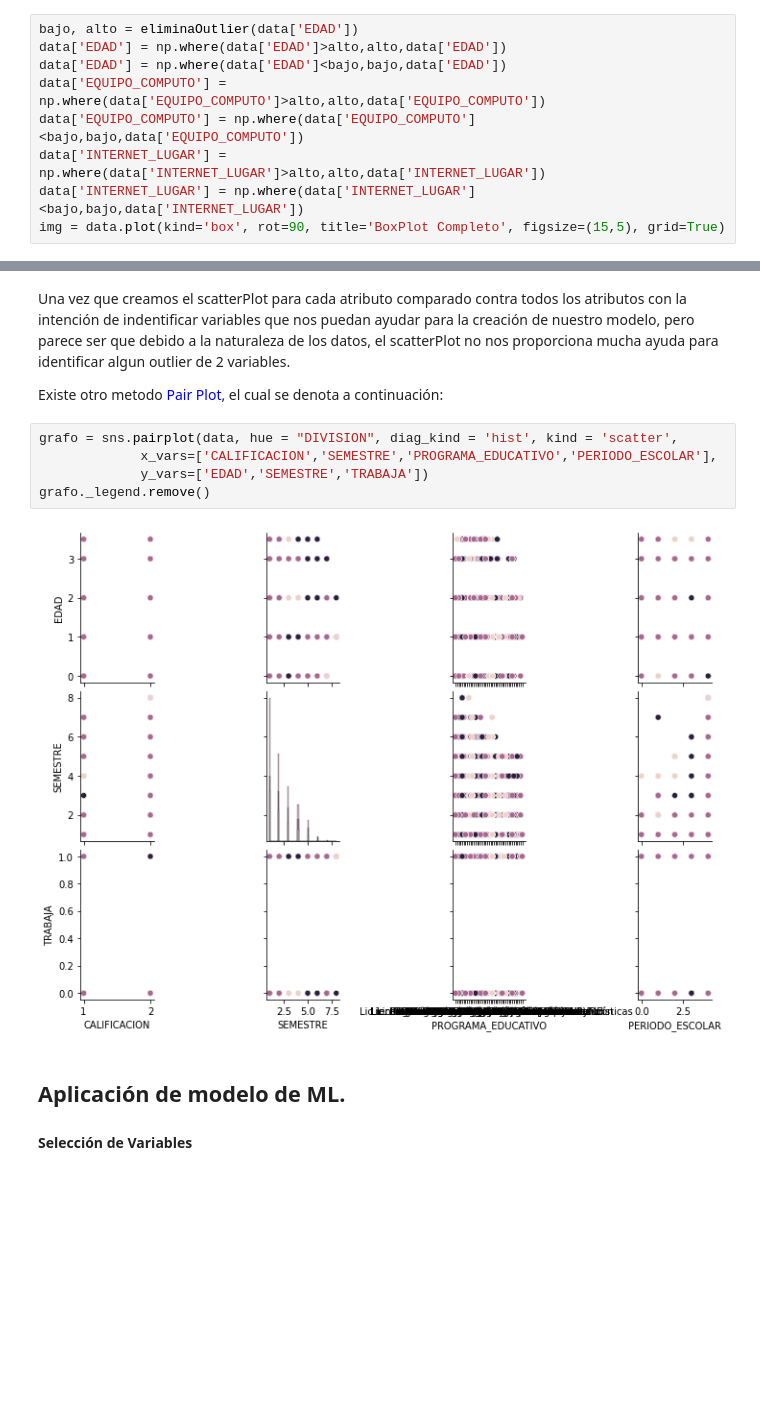
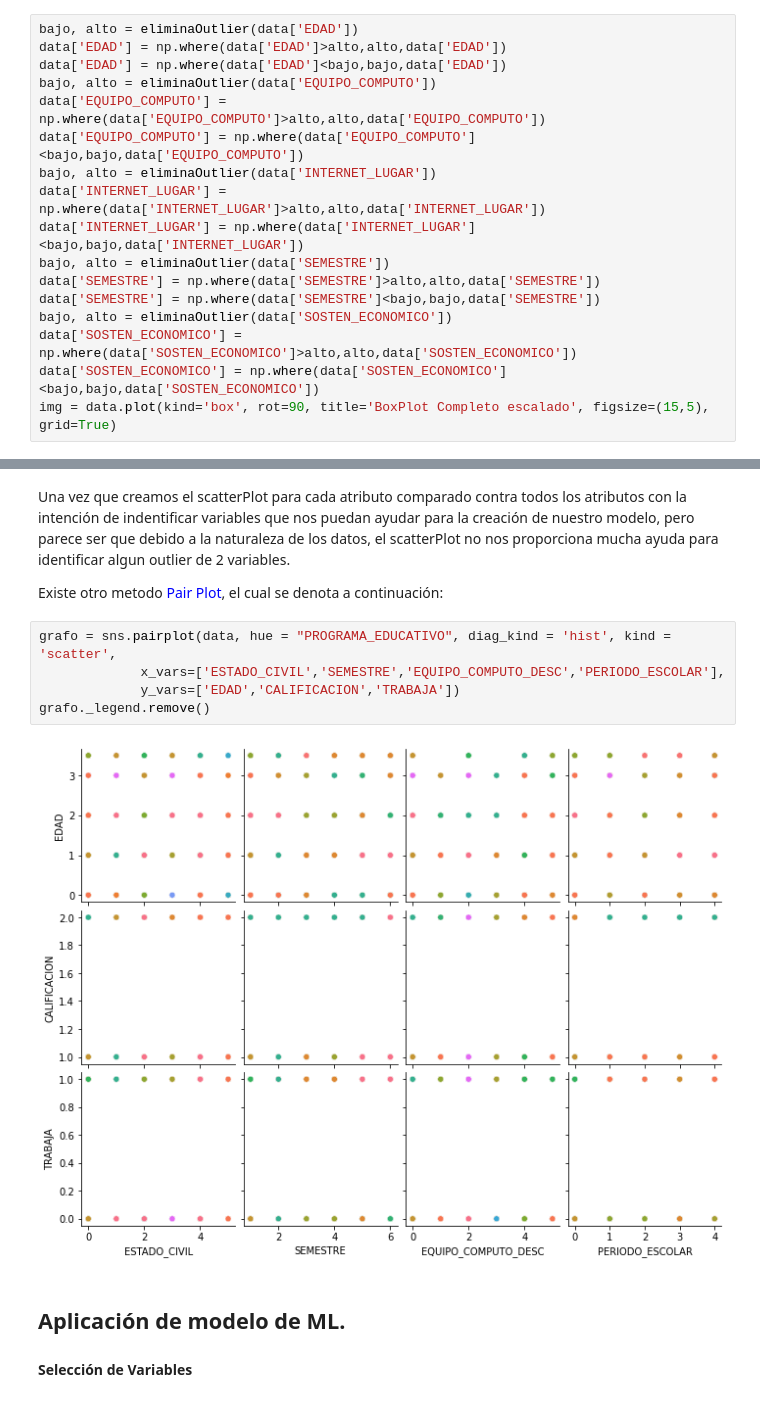
Before and after one commit to eromero84/my-first-binder, a Jupyter notebook: Binder.ipynb, the cells around one changed output, grey strips where cells are left out. Cells and saved outputs as stored; diff of their text form; blank space fills up the shorter version.

```diff
--- a/Binder.ipynb
+++ b/Binder.ipynb
@@ -180,9 +180,17 @@ def eliminaOutlier(attr):
 bajo, alto = eliminaOutlier(data['EDAD'])
 data['EDAD'] = np.where(data['EDAD']>alto,alto,data['EDAD'])
 data['EDAD'] = np.where(data['EDAD']<bajo,bajo,data['EDAD'])
+bajo, alto = eliminaOutlier(data['EQUIPO_COMPUTO'])
 data['EQUIPO_COMPUTO'] = np.where(data['EQUIPO_COMPUTO']>alto,alto,data['EQUIPO_COMPUTO'])
 data['EQUIPO_COMPUTO'] = np.where(data['EQUIPO_COMPUTO']<bajo,bajo,data['EQUIPO_COMPUTO'])
+bajo, alto = eliminaOutlier(data['INTERNET_LUGAR'])
 data['INTERNET_LUGAR'] = np.where(data['INTERNET_LUGAR']>alto,alto,data['INTERNET_LUGAR'])
 data['INTERNET_LUGAR'] = np.where(data['INTERNET_LUGAR']<bajo,bajo,data['INTERNET_LUGAR'])
-img = data.plot(kind='box', rot=90, title='BoxPlot Completo', figsize=(15,5), grid=True)
+bajo, alto = eliminaOutlier(data['SEMESTRE'])
+data['SEMESTRE'] = np.where(data['SEMESTRE']>alto,alto,data['SEMESTRE'])
+data['SEMESTRE'] = np.where(data['SEMESTRE']<bajo,bajo,data['SEMESTRE'])
+bajo, alto = eliminaOutlier(data['SOSTEN_ECONOMICO'])
+data['SOSTEN_ECONOMICO'] = np.where(data['SOSTEN_ECONOMICO']>alto,alto,data['SOSTEN_ECONOMICO'])
+data['SOSTEN_ECONOMICO'] = np.where(data['SOSTEN_ECONOMICO']<bajo,bajo,data['SOSTEN_ECONOMICO'])
+img = data.plot(kind='box', rot=90, title='BoxPlot Completo escalado', figsize=(15,5), grid=True)
 # %% [output]
@@ -265,12 +268,12 @@ Una vez que creamos el scatterPlot para cada atributo comparado contra todos los
 
 Existe otro metodo <font color="Blue">Pair Plot</font>, el cual se denota a continuación:
 # %%
-grafo = sns.pairplot(data, hue = "DIVISION", diag_kind = 'hist', kind = 'scatter',
-             x_vars=['CALIFICACION','SEMESTRE','PROGRAMA_EDUCATIVO','PERIODO_ESCOLAR'],
-             y_vars=['EDAD','SEMESTRE','TRABAJA'])
+grafo = sns.pairplot(data, hue = "PROGRAMA_EDUCATIVO", diag_kind = 'hist', kind = 'scatter',
+             x_vars=['ESTADO_CIVIL','SEMESTRE','EQUIPO_COMPUTO_DESC','PERIODO_ESCOLAR'],
+             y_vars=['EDAD','CALIFICACION','TRABAJA'])
 grafo._legend.remove()
 # %% [output]
-[figure, old version]
+[figure, new version]
 # %% [markdown]
 ## Aplicación de modelo de ML.
 
```
Also changed, not shown: parts of 15 cells of this notebook.
